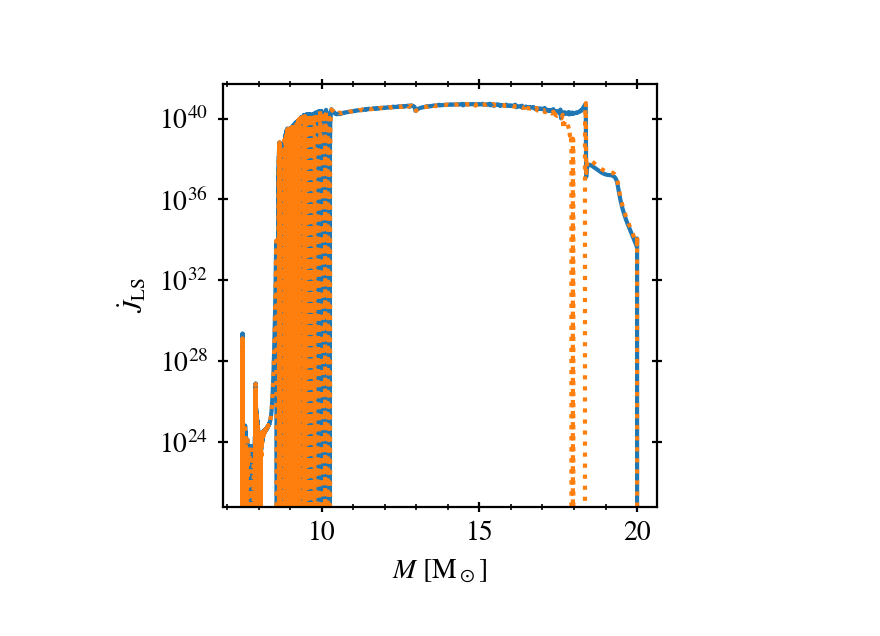
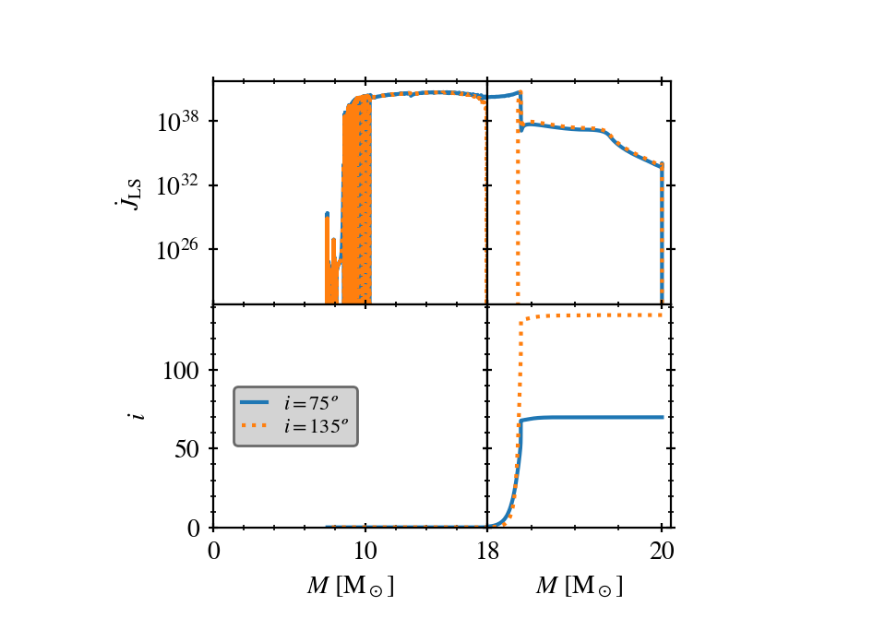
Before and after one commit to asimazbunzel/HMXB-NSBH, a Jupyter notebook: notebooks/non-coplanar-binary-evolutions.ipynb, the cells around one changed output. Cells and saved outputs as stored; diff of their text form; code cells hidden in the pictures.

```diff
--- a/notebooks/non-coplanar-binary-evolutions.ipynb
+++ b/notebooks/non-coplanar-binary-evolutions.ipynb
@@ -81,12 +95,47 @@ for k, stage in enumerate(stages):
 # %% [markdown]
 ##
-# %%
-fig, ax = plt.subplots(figsize=(2.8, 2.8))
-ax.set_yscale('log')
-ax.set_xlabel('$M$ [M$_\\odot$]')
-ax.set_ylabel('$\\dot{J}_{\\rm LS}$')
-
-ax.plot(i70_bh.data.star_1_mass, i70_bh.data.jdot_ls)
-ax.plot(i135_bh.data.star_1_mass, i135_bh.data.jdot_ls, ls=':');
-# %% [output]
-[figure, removed]
+# %%
+plt.style.use('../config/style.mpl')
+fig, axs = plt.subplots(figsize=(3.2, 3.2))
+
+gs = grd.GridSpec(2, 2, figure=fig, height_ratios=[1,1], width_ratios=[1.2, 0.8], wspace=0.0, hspace=0.0)
+axarr = [plt.subplot(gs[0]), plt.subplot(gs[1]), plt.subplot(gs[2]),
+         plt.subplot(gs[3])]
+axarr[2].set_xlabel('$M$ [M$_\\odot$]')
+axarr[3].set_xlabel('$M$ [M$_\\odot$]')
+axarr[0].set_ylabel('$\\dot{J}_{\\rm LS}$')
+axarr[2].set_ylabel('$i$')
+axarr[0].set_yscale('log')
+axarr[1].set_yscale('log')
+axarr[0].set_xlim([0,18])
+axarr[2].set_xlim([0,18])
+axarr[1].set_xlim([18,20.1])
+axarr[3].set_xlim([18,20.1])
+axarr[0].set_ylim([6.211896929234116e+20, 5.270302515593178e+41])
+axarr[1].set_ylim([6.211896929234116e+20, 5.270302515593178e+41])
+axarr[1].set_yticklabels([])
+axarr[2].set_ylim([0, 141.7499999713521])
+axarr[3].set_ylim([0, 141.7499999713521])
+axarr[3].set_yticklabels([])
+
+axarr[0].set_xticklabels([])
+axarr[1].set_xticklabels([])
+
+axarr[0].plot(i70_bh.data.star_1_mass, i70_bh.data.jdot_ls)
+axarr[0].plot(i135_bh.data.star_1_mass, i135_bh.data.jdot_ls, ls=':')
+axarr[1].plot(i70_bh.data.star_1_mass, i70_bh.data.jdot_ls)
+axarr[1].plot(i135_bh.data.star_1_mass, i135_bh.data.jdot_ls, ls=':');
+
+axarr[2].plot(i70_bh.data.star_1_mass, i70_bh.data.inclination)
+axarr[2].plot(i135_bh.data.star_1_mass, i135_bh.data.inclination, ls=':')
+axarr[3].plot(i70_bh.data.star_1_mass, i70_bh.data.inclination)
+axarr[3].plot(i135_bh.data.star_1_mass, i135_bh.data.inclination, ls=':');
+
+f = lambda c, s: plt.plot([],[], color=c, ls=s)[0]
+handles = [f('C0', '-'), f('C1', ':')]
+legends = ['$i = 75º$', '$i = 135º$']
+axarr[2].legend(handles, legends, ncol=1, handlelength=1.2,
+    fancybox=True, frameon=True, facecolor='lightgray', edgecolor='dimgray', framealpha=1.0,
+    loc='center', bbox_to_anchor=(0.30,0.50), bbox_transform=axarr[2].transAxes);
+# %% [output]
+[figure, added]
```
Also changed, not shown: parts of 2 cells of this notebook.
